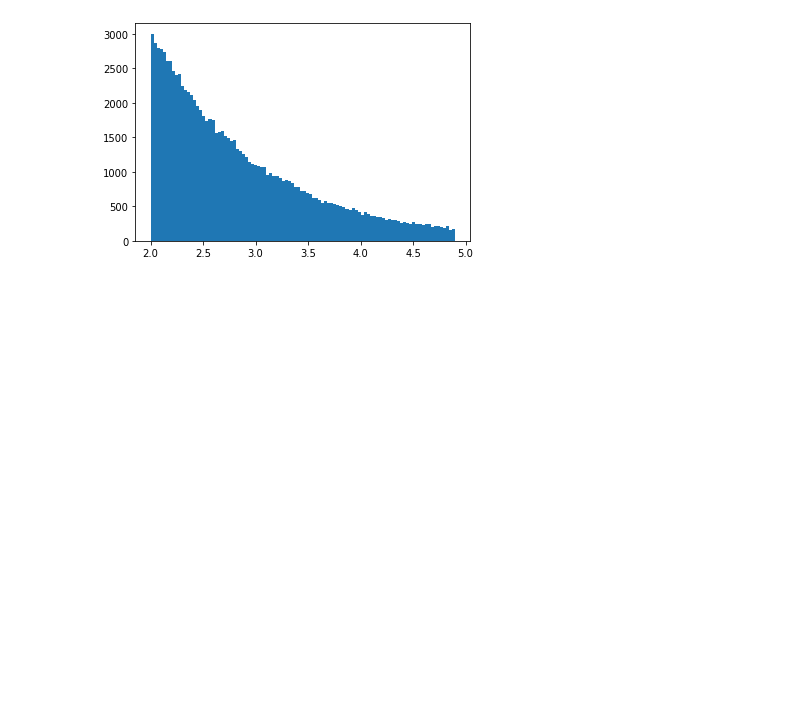
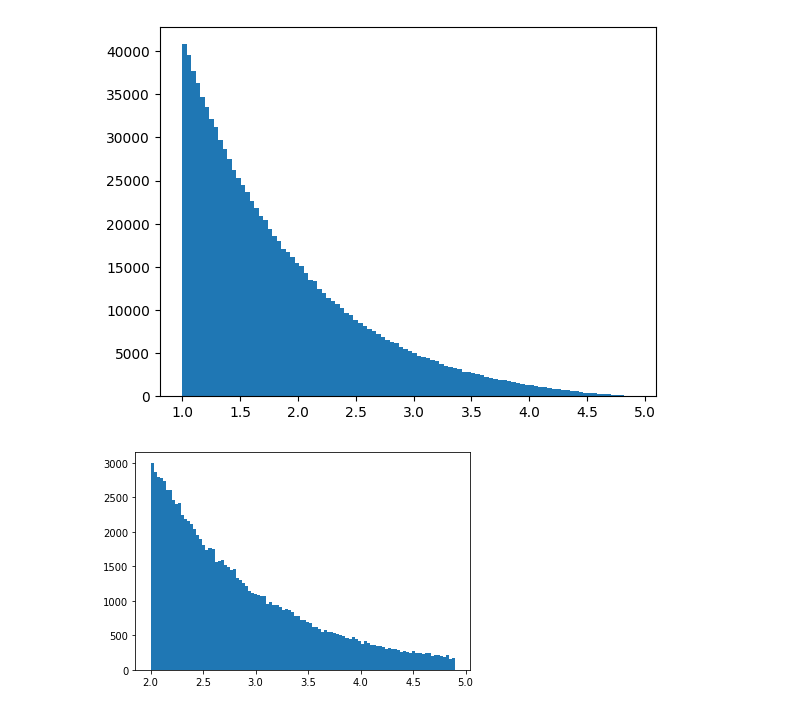
Before and after one commit to kriti-ach/SharedControlPaper, a Jupyter notebook: tweak_SSD_sampler.ipynb, the cells around one changed output. Drawn from its saved outputs; the diff is of its cells as text; code cells hidden in the pictures; blank space fills up the shorter version.

```diff
--- a/tweak_SSD_sampler.ipynb
+++ b/tweak_SSD_sampler.ipynb
@@ -42,3 +89,7 @@ _ = plt.hist(ssd, bins=100)
+# %%
+_ = plt.hist(ai, bins=100)
+# %% [output]
+[figure, added]
 # %%
 ssds = [sample_SSD() for _ in range(100000)]
 _ = plt.hist(ssds, bins=100)
```
Also changed, not shown: parts of 24 cells of this notebook, 7 other files.
